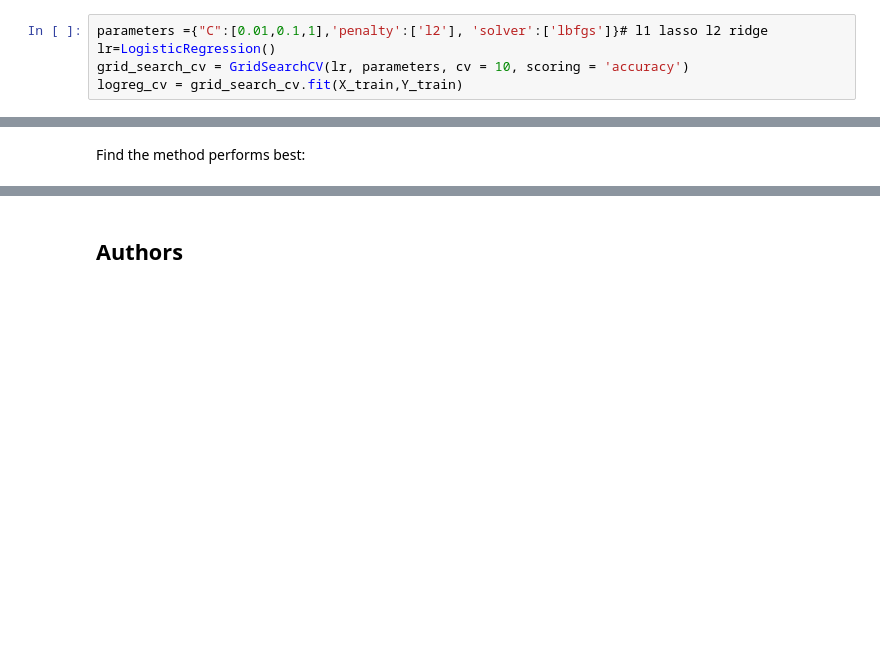
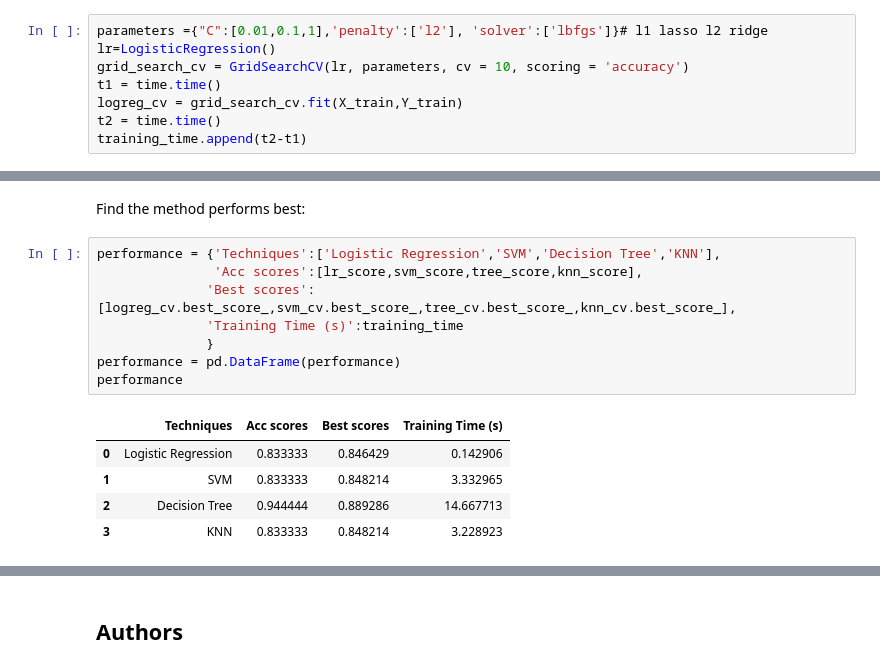
Before and after one commit to JFARod/ibm-certificate-course, a Jupyter notebook: 10_Capstone/10_Capstone_08_Machine_Learning_Model.ipynb, the cells around one changed output, grey strips where cells are left out. Saved outputs shown, nothing was run; the diff lists cells and outputs as text; blank space fills up the shorter version.

```diff
--- a/10_Capstone/10_Capstone_08_Machine_Learning_Model.ipynb
+++ b/10_Capstone/10_Capstone_08_Machine_Learning_Model.ipynb
@@ -168,7 +163,10 @@ parameters ={'C':[0.01,0.1,1],
 parameters ={"C":[0.01,0.1,1],'penalty':['l2'], 'solver':['lbfgs']}# l1 lasso l2 ridge
 lr=LogisticRegression()
 grid_search_cv = GridSearchCV(lr, parameters, cv = 10, scoring = 'accuracy')
+t1 = time.time()
 logreg_cv = grid_search_cv.fit(X_train,Y_train)
+t2 = time.time()
+training_time.append(t2-t1)
 # %% [markdown]
 We output the <code>GridSearchCV</code> object for logistic regression. We display the best parameters using the data attribute <code>best_params\_</code> and the accuracy on the validation data using the data attribute <code>best_score\_</code>.
 # %%
@@ -326,3 +334,17 @@ plot_confusion_matrix(Y_test,yhat)
 ## TASK  12
 # %% [markdown]
 Find the method performs best:
+# %%
+performance = {'Techniques':['Logistic Regression','SVM','Decision Tree','KNN'],
+               'Acc scores':[lr_score,svm_score,tree_score,knn_score],
+              'Best scores':[logreg_cv.best_score_,svm_cv.best_score_,tree_cv.best_score_,knn_cv.best_score_],
+              'Training Time (s)':training_time
+              }
+performance = pd.DataFrame(performance)
+performance
+# %% [output]
+|  | Techniques | Acc scores | Best scores | Training Time (s) |
+| 0 | Logistic Regression | 0.833333 | 0.846429 | 0.142906 |
+| 1 | SVM | 0.833333 | 0.848214 | 3.332965 |
+| 2 | Decision Tree | 0.944444 | 0.889286 | 14.667713 |
+| 3 | KNN | 0.833333 | 0.848214 | 3.228923 |
```
Also changed, not shown: parts of 12 cells of this notebook, 2 other files.
